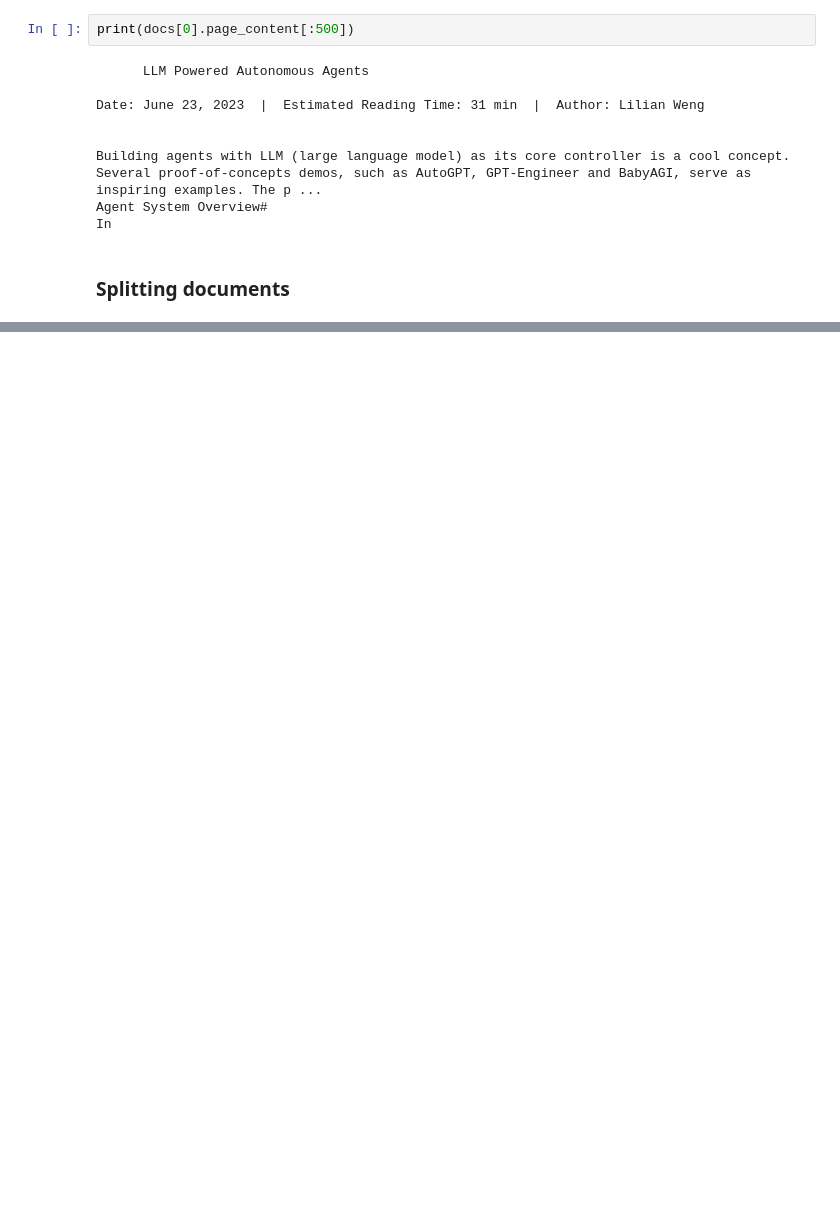
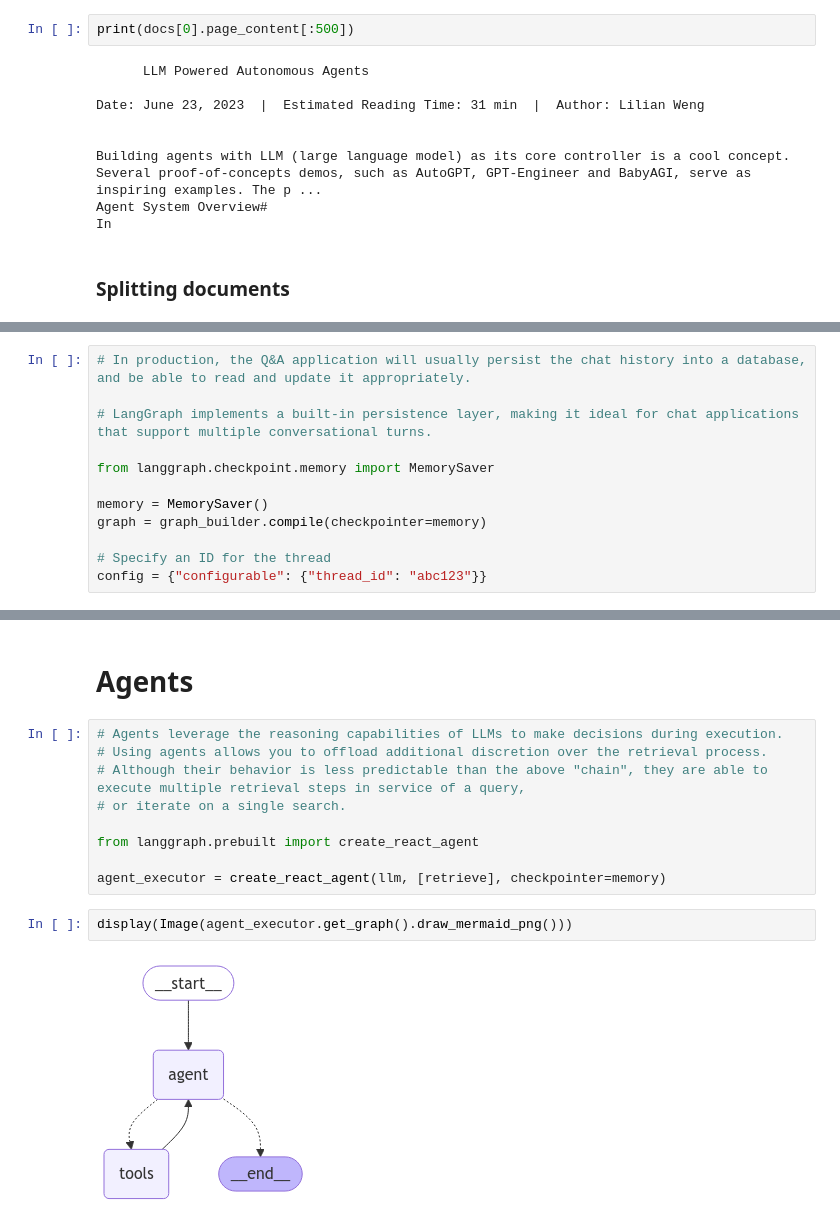
Before and after one commit to ahsanrazi/LangChain, a Jupyter notebook: 08_RAG_APP.ipynb, the cells around one changed output, grey strips where cells are left out. Drawn from its saved outputs; the diff is of its cells as text; blank space fills up the shorter version.

```diff
--- a/08_RAG_APP.ipynb
+++ b/08_RAG_APP.ipynb
@@ -101,0 +431,12 @@ In
+# %%
+# In production, the Q&A application will usually persist the chat history into a database, and be able to read and update it appropriately.
+
+# LangGraph implements a built-in persistence layer, making it ideal for chat applications that support multiple conversational turns.
+
+from langgraph.checkpoint.memory import MemorySaver
+
+memory = MemorySaver()
+graph = graph_builder.compile(checkpointer=memory)
+
+# Specify an ID for the thread
+config = {"configurable": {"thread_id": "abc123"}}
@@ -101,0 +489,15 @@ In
+# %% [markdown]
+# Agents
+# %%
+# Agents leverage the reasoning capabilities of LLMs to make decisions during execution.
+# Using agents allows you to offload additional discretion over the retrieval process.
+# Although their behavior is less predictable than the above "chain", they are able to execute multiple retrieval steps in service of a query,
+# or iterate on a single search.
+
+from langgraph.prebuilt import create_react_agent
+
+agent_executor = create_react_agent(llm, [retrieve], checkpointer=memory)
+# %%
+display(Image(agent_executor.get_graph().draw_mermaid_png()))
+# %% [output]
+[figure, added]
```
Also changed, not shown: parts of 39 cells of this notebook.
